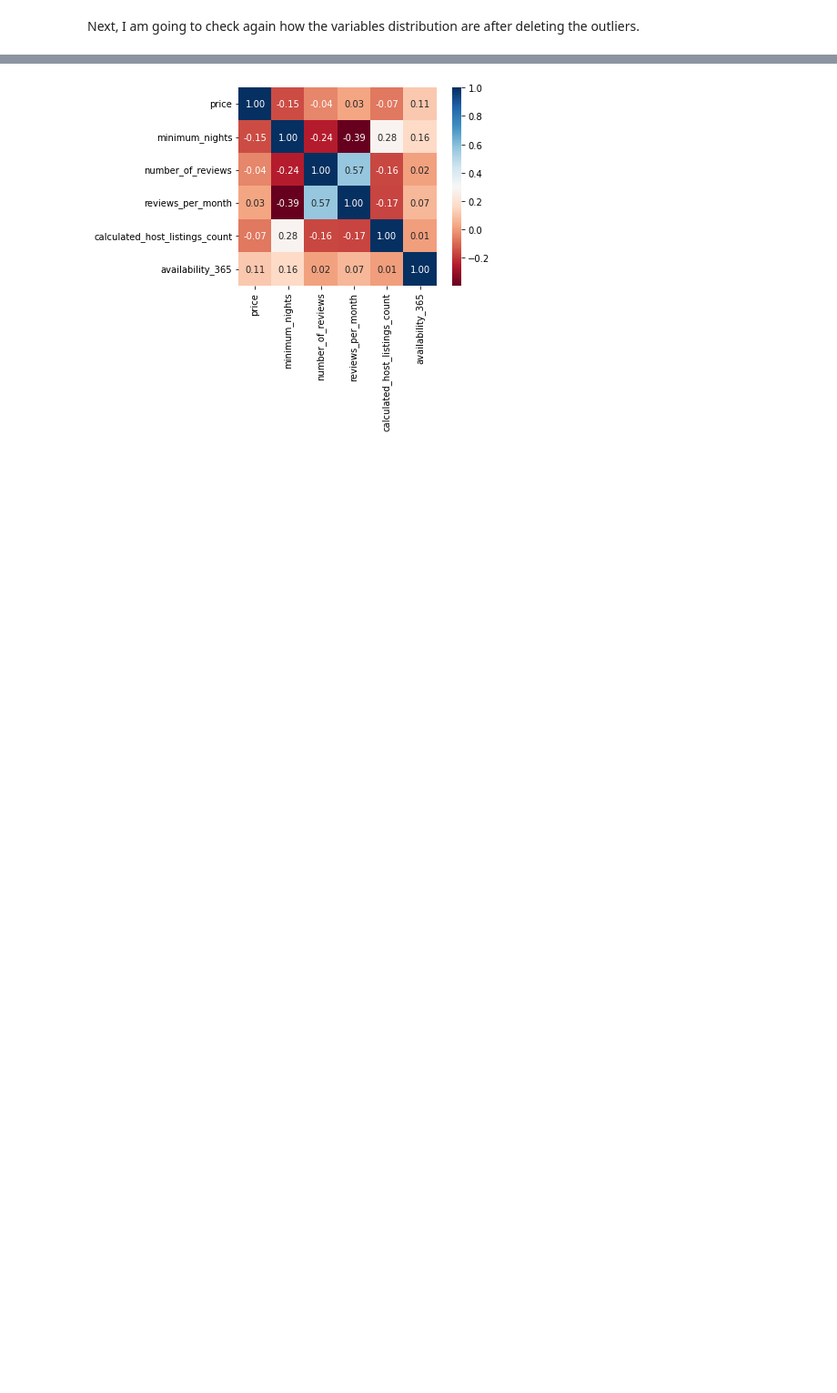
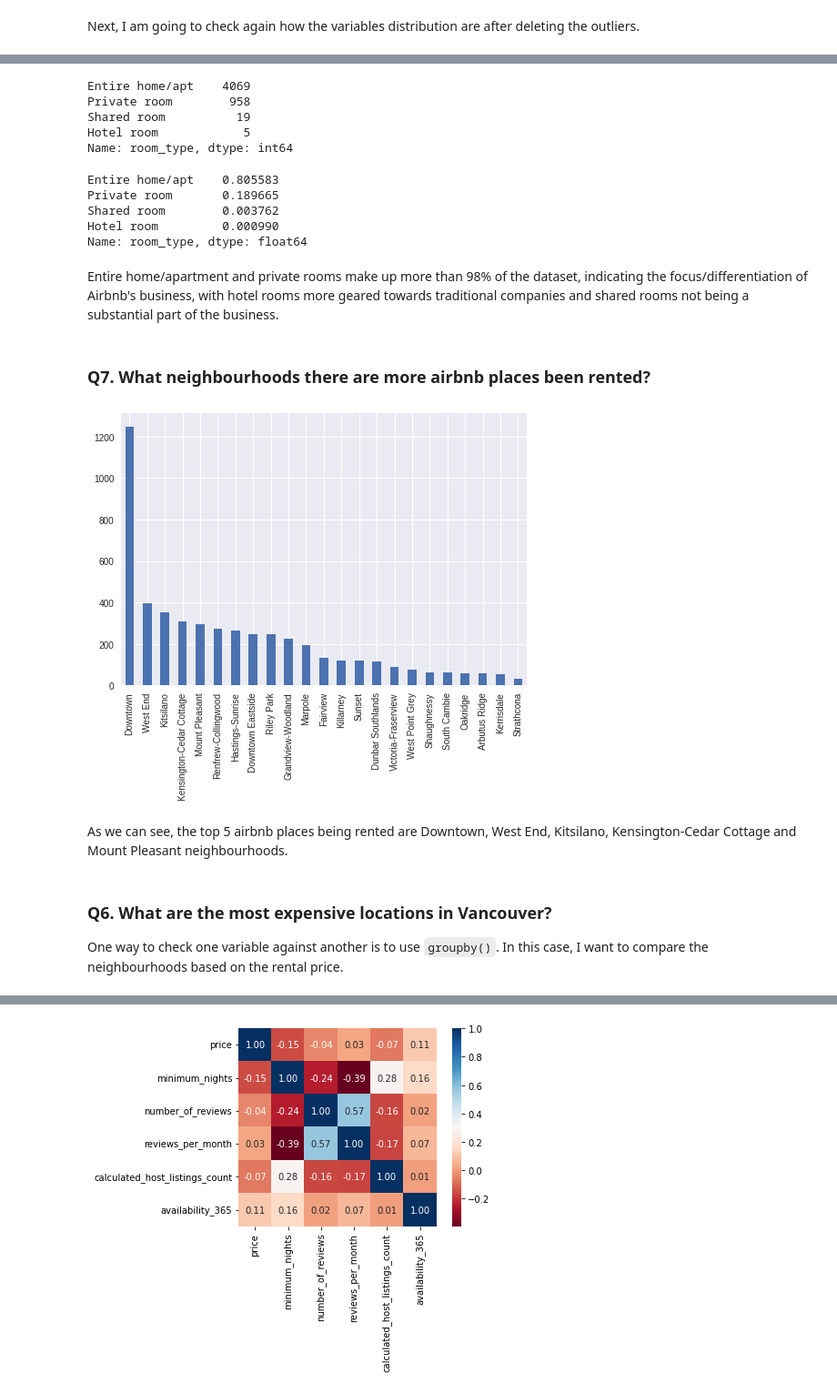
Before and after one commit to Mdrsilva/Data_Science, a Jupyter notebook: Airbnb_Data_Analysis.ipynb, the cells around one changed output, grey strips where cells are left out. Shown at 91% size. Saved outputs shown, nothing was run; the diff lists cells and outputs as text; code cells hidden in the pictures; blank space fills up the shorter version.

```diff
--- a/Airbnb_Data_Analysis.ipynb
+++ b/Airbnb_Data_Analysis.ipynb
@@ -448,0 +476,33 @@ df_clean.hist(figsize=(20,15), grid=False);
+# %%
+# Room type distribution
+df_clean.room_type.value_counts()
+# %% [output]
+Entire home/apt    4069
+Private room        958
+Shared room          19
+Hotel room            5
+Name: room_type, dtype: int64
+# %%
+df_clean.room_type.value_counts(1)
+#df_clean.room_type.value_counts() / df_clean.shape[0]
+# %% [output]
+Entire home/apt    0.805583
+Private room       0.189665
+Shared room        0.003762
+Hotel room         0.000990
+Name: room_type, dtype: float64
+# %% [markdown]
+Entire home/apartment and private rooms make up more than 98% of the dataset, indicating the focus/differentiation of Airbnb's business, with hotel rooms more geared towards traditional companies and shared rooms not being a substantial part of the business.
+# %% [markdown]
+### **Q7. What neighbourhoods there are more airbnb places been rented?**
+# %%
+# Checking in which region the data is concentrated
+df_clean.neighbourhood.value_counts().plot(kind='bar',rot=90);
+# %% [output]
+[figure, added]
+# %% [markdown]
+As we can see, the top 5 airbnb places being rented are Downtown, West End, Kitsilano, Kensington-Cedar Cottage and Mount Pleasant neighbourhoods.
+# %% [markdown]
+### **Q6. What are the most expensive locations in Vancouver?**
+
+One way to check one variable against another is to use `groupby()`. In this case, I want to compare the neighbourhoods based on the rental price.
```
Also changed, not shown: parts of 33 cells of this notebook.
